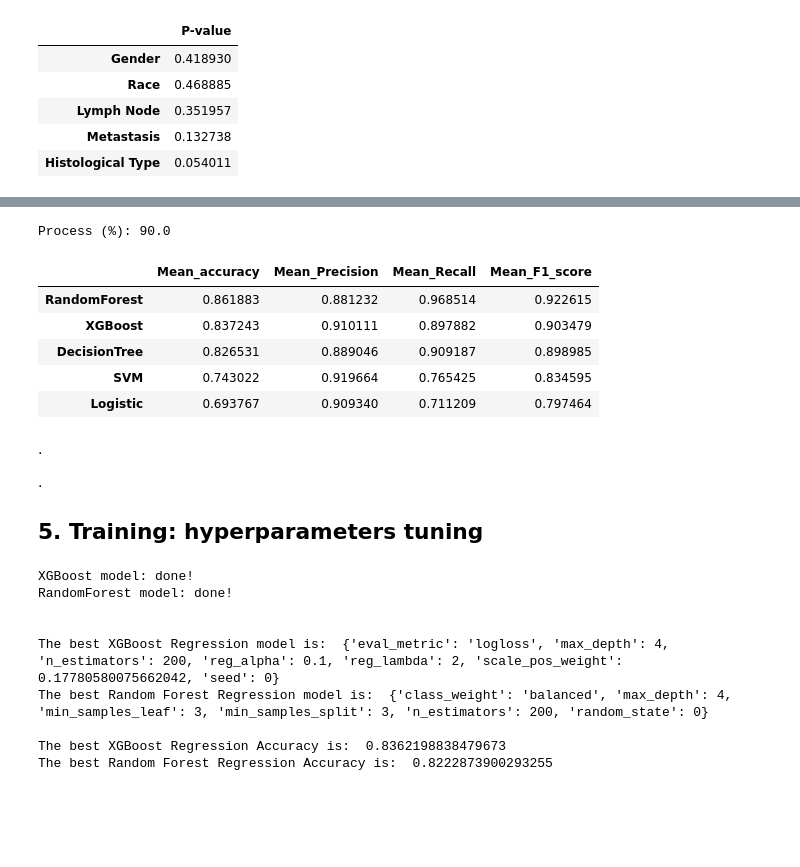
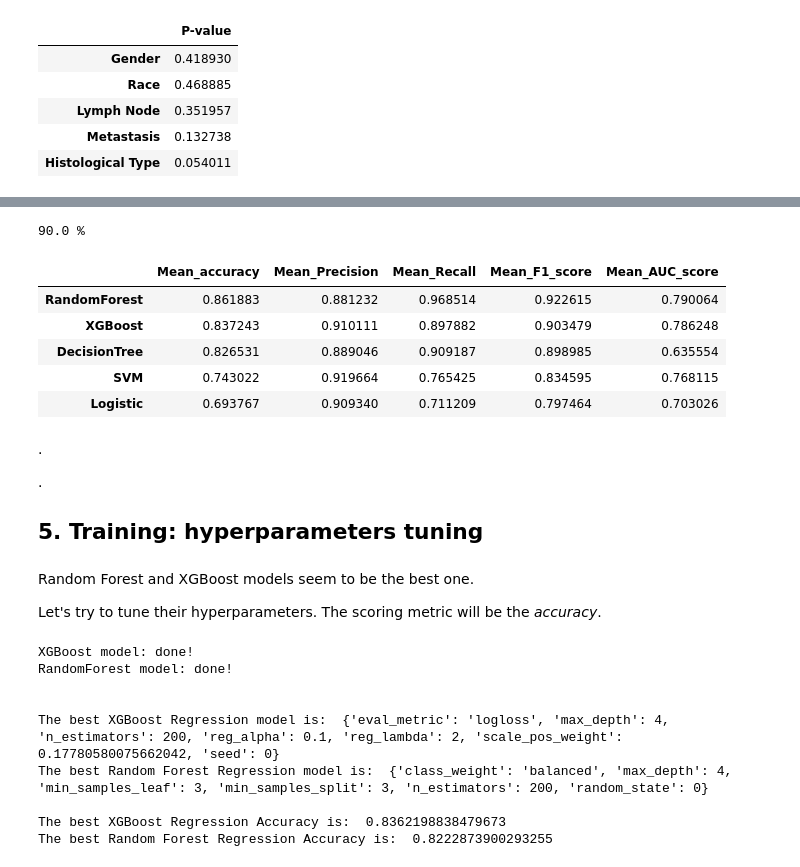
Before and after one commit to SamuComqi92/Breast_Cancer_prediction, a Jupyter notebook: Breast_Cancer_prediction2.ipynb, the cells around one changed output, grey strips where cells are left out. Cells and saved outputs as stored; diff of their text form; code cells hidden in the pictures; blank space fills up the shorter version.

```diff
--- a/Breast_Cancer_prediction2.ipynb
+++ b/Breast_Cancer_prediction2.ipynb
@@ -249,14 +252,11 @@ Tumour_info :  ['A7' 'BH' 'D8' 'B6' 'AR' 'A2' 'A1' 'E9' 'UU' 'E2' 'V7' 'AC' 'C8'
 # %%
-#So, for each feature:
-#   - The strings with "not available" "unknown" "not evaluated" "not reported" "indeterminate" will be replaced with 0
-#   - All the other strings will be replaced with numbers larger than 0
-#   - NaN values will be replaced with 0
-
+#Categorical to numerical transformation
 X_train["Definition"].replace(['primary solid tumor','solid tissue normal'],[1,2], inplace=True)
 X_train["Gender"].replace(['female','male'],[1,2], inplace=True)
 X_train["Menopausal Status"].replace(['postmenopausal','perimenopausal','premenopausal','not available',
                                       'unknown','not evaluated','indeterminate'],[3,2,1,0,0,0,0], inplace=True)
-X_train["Race"].replace(['white','american indian or alaska native','black or african american','asian','not reported'],[1,2,3,4,0], inplace=True)
+X_train["Race"].replace(['white','american indian or alaska native','black or african american','asian',
+                         'not reported'],[1,2,3,4,0], inplace=True)
 X_train["ER"].replace(['positive','negative','indeterminate','equivocal','not evaluated'],[2,1,0,0,0], inplace=True)
 X_train["PR"].replace(['positive','negative','indeterminate','equivocal','not evaluated'],[2,1,0,0,0], inplace=True)
 X_train["HER2"].replace(['positive','negative','indeterminate','equivocal','not evaluated'],[2,1,0,0,0], inplace=True)
@@ -267,6 +267,7 @@ X_train["Histological Type"].replace(['infiltrating carcinoma nos','infiltrating
                                       'other','not available'],[1,2,3,4,5,6,7,8,0], inplace=True)
 X_train["Subtype"].replace(['Basal','Her2','LumA','LumB','Normal'],[1,2,3,4,5], inplace=True)
 X_train["Tumour_info"].replace(TSS,np.arange(1,len(TSS)+1), inplace=True)
+
 
 #Missing values
 X_train["Tumour Stage"].fillna("0",inplace=True)             #As string
@@ -279,6 +280,8 @@ X_train["Metastasis"].fillna(0,inplace=True)
 X_train["Histological Type"].fillna(0,inplace=True)
 X_train["Subtype"].fillna(0,inplace=True)
 
+
+#Data information
 X_train.info()
 # %% [output]
 <class 'pandas.core.frame.DataFrame'>
@@ -648,76 +624,90 @@ X_train_t, X_test_t, y_train_t, y_test_t = train_test_split(X_train, y_train,
 # %%
-#Several models will be applied on the Training set to predict the variable "SalePrice".
-#A stratified k-fold cross-valiation method will be used to evaluate each model mean score (preserving the target class proportion)
-#The training and validation set will be splitted as 80-20% of the original dataset, respectively.
-
+#K-fold split
 CV = StratifiedKFold(n_splits = 5, random_state = 0, shuffle = True)
 
+
+#Iterative training with different models
 Iterations = 10
 Model_log2_acc,Model_tree2_acc,Model_ran2_acc,Model_xgb2_acc,Model_svm2_acc = 0,0,0,0,0
 Model_log2_pre,Model_tree2_pre,Model_ran2_pre,Model_xgb2_pre,Model_svm2_pre = 0,0,0,0,0
 Model_log2_rec,Model_tree2_rec,Model_ran2_rec,Model_xgb2_rec,Model_svm2_rec = 0,0,0,0,0
 Model_log2_f1,Model_tree2_f1,Model_ran2_f1,Model_xgb2_f1,Model_svm2_f1 = 0,0,0,0,0
-
+Model_log2_auc,Model_tree2_auc,Model_ran2_auc,Model_xgb2_auc,Model_svm2_auc = 0,0,0,0,0
 for i in range(Iterations) :
-    print(f'\rProcess (%): {100*(i)/(Iterations)}', end='')       #Counter (%)
-    #LOGISTIC REGRESSION
+    print(f'\r{100*(i)/(Iterations)} %', end='')       #Counter (%)
+    #Logistic regression
     Model_log = LogisticRegression(class_weight = "balanced")     #To give more importance to the less frequent class
     Model_log2_acc = Model_log2_acc + cross_val_score(Model_log, X_train_t, y_train_t, cv = CV, scoring = "accuracy").mean()
     Model_log2_pre = Model_log2_pre + cross_val_score(Model_log, X_train_t, y_train_t, cv = CV, scoring = "precision").mean()
     Model_log2_rec = Model_log2_rec + cross_val_score(Model_log, X_train_t, y_train_t, cv = CV, scoring = "recall").mean()
     Model_log2_f1 = Model_log2_f1 + cross_val_score(Model_log, X_train_t, y_train_t, cv = CV, scoring = "f1").mean()
+    Model_log2_auc = Model_log2_auc + cross_val_score(Model_log, X_train_t, y_train_t, cv = CV, scoring = "roc_auc").mean()
 
-    #DECISION TREE
+    #Decision tree
     Model_tree = DecisionTreeClassifier(class_weight = "balanced", random_state = 0)
     Model_tree2_acc = Model_tree2_acc + cross_val_score(Model_tree, X_train_t, y_train_t, cv = CV, scoring = "accuracy").mean()
     Model_tree2_pre = Model_tree2_pre + cross_val_score(Model_tree, X_train_t, y_train_t, cv = CV, scoring = "precision").mean()
     Model_tree2_rec = Model_tree2_rec + cross_val_score(Model_tree, X_train_t, y_train_t, cv = CV, scoring = "recall").mean()
     Model_tree2_f1 = Model_tree2_f1 + cross_val_score(Model_tree, X_train_t, y_train_t, cv = CV, scoring = "f1").mean()
+    Model_tree2_auc = Model_tree2_auc + cross_val_score(Model_tree, X_train_t, y_train_t, cv = CV, scoring = "roc_auc").mean()
 
-    #RANDOM FOREST
+    #Random forest
     Model_ran = RandomForestClassifier(class_weight = "balanced", random_state = 0)
     Model_ran2_acc = Model_ran2_acc + cross_val_score(Model_ran, X_train_t, y_train_t, cv = CV, scoring = "accuracy").mean()
     Model_ran2_pre = Model_ran2_pre + cross_val_score(Model_ran, X_train_t, y_train_t, cv = CV, scoring = "precision").mean()
     Model_ran2_rec = Model_ran2_rec + cross_val_score(Model_ran, X_train_t, y_train_t, cv = CV, scoring = "recall").mean()
     Model_ran2_f1 = Model_ran2_f1 + cross_val_score(Model_ran, X_train_t, y_train_t, cv = CV, scoring = "f1").mean()
+    Model_ran2_auc = Model_ran2_auc + cross_val_score(Model_ran, X_train_t, y_train_t, cv = CV, scoring = "roc_auc").mean()
 
-    #XGBOOST
-    Model_xgb = xgb.XGBClassifier(eval_metric="logloss", use_label_encoder=False, scale_pos_weight = (y_train_t==0).sum()/(y_train_t==1).sum(), seed=0)    #ratio neg/pos
+    #XGBoost
+    Model_xgb = xgb.XGBClassifier(eval_metric="logloss", use_label_encoder=False,
+                                  scale_pos_weight = (y_train_t==0).sum()/(y_train_t==1).sum(), seed=0)    #ratio neg/pos
     Model_xgb2_acc = Model_xgb2_acc + cross_val_score(Model_xgb, X_train_t, y_train_t, cv = CV, scoring = "accuracy").mean()
     Model_xgb2_pre = Model_xgb2_pre + cross_val_score(Model_xgb, X_train_t, y_train_t, cv = CV, scoring = "precision").mean()
     Model_xgb2_rec = Model_xgb2_rec + cross_val_score(Model_xgb, X_train_t, y_train_t, cv = CV, scoring = "recall").mean()
     Model_xgb2_f1 = Model_xgb2_f1 + cross_val_score(Model_xgb, X_train_t, y_train_t, cv = CV, scoring = "f1").mean()
+    Model_xgb2_auc = Model_xgb2_auc + cross_val_score(Model_xgb, X_train_t, y_train_t, cv = CV, scoring = "roc_auc").mean()
 
     #SVM
     Model_svm = svm.SVC(class_weight = "balanced")
     Model_svm2_acc = Model_svm2_acc + cross_val_score(Model_svm, X_train_t, y_train_t, cv = CV, scoring = "accuracy").mean()
     Model_svm2_pre = Model_svm2_pre + cross_val_score(Model_svm, X_train_t, y_train_t, cv = CV, scoring = "precision").mean()
     Model_svm2_rec = Model_svm2_rec + cross_val_score(Model_svm, X_train_t, y_train_t, cv = CV, scoring = "recall").mean()
     Model_svm2_f1 = Model_svm2_f1 + cross_val_score(Model_svm, X_train_t, y_train_t, cv = CV, scoring = "f1").mean()
+    Model_svm2_auc = Model_svm2_auc + cross_val_score(Model_svm, X_train_t, y_train_t, cv = CV, scoring = "roc_auc").mean()
 
 
 #Final results
-Data_res = {"Mean_accuracy" : [Model_log2_acc/Iterations,Model_tree2_acc/Iterations,Model_ran2_acc/Iterations,Model_xgb2_acc/Iterations,Model_svm2_acc/Iterations],
-        "Mean_Precision" : [Model_log2_pre/Iterations,Model_tree2_pre/Iterations,Model_ran2_pre/Iterations,Model_xgb2_pre/Iterations,Model_svm2_pre/Iterations],
-        "Mean_Recall" : [Model_log2_rec/Iterations,Model_tree2_rec/Iterations,Model_ran2_rec/Iterations,Model_xgb2_rec/Iterations,Model_svm2_rec/Iterations],
-        "Mean_F1_score" : [Model_log2_f1/Iterations,Model_tree2_f1/Iterations,Model_ran2_f1/Iterations,Model_xgb2_f1/Iterations,Model_svm2_f1/Iterations]
-       }
+Data_res = {"Mean_accuracy" : [Model_log2_acc/Iterations,Model_tree2_acc/Iterations,Model_ran2_acc/Iterations,
+                               Model_xgb2_acc/Iterations,Model_svm2_acc/Iterations],
+            "Mean_Precision" : [Model_log2_pre/Iterations,Model_tree2_pre/Iterations,Model_ran2_pre/Iterations,
+                               Model_xgb2_pre/Iterations,Model_svm2_pre/Iterations],
+            "Mean_Recall" : [Model_log2_rec/Iterations,Model_tree2_rec/Iterations,Model_ran2_rec/Iterations,
+                               Model_xgb2_rec/Iterations,Model_svm2_rec/Iterations],
+            "Mean_F1_score" : [Model_log2_f1/Iterations,Model_tree2_f1/Iterations,Model_ran2_f1/Iterations,
+                               Model_xgb2_f1/Iterations,Model_svm2_f1/Iterations],
+            "Mean_AUC_score" : [Model_log2_auc/Iterations,Model_tree2_auc/Iterations,Model_ran2_auc/Iterations,
+                               Model_xgb2_auc/Iterations,Model_svm2_auc/Iterations]
+            }
 
-Results = pd.DataFrame(data = Data_res,
-                       index = ["Logistic", "DecisionTree","RandomForest","XGBoost","SVM"]).sort_values(by="Mean_accuracy",ascending=False)
-Results
+Results = pd.DataFrame(data = Data_res, index = ["Logistic", "DecisionTree","RandomForest","XGBoost","SVM"])
+Results.sort_values(by="Mean_accuracy",ascending=False)
 # %% [output]
-Process (%): 90.0
+90.0 %
-|  | Mean_accuracy | Mean_Precision | Mean_Recall | Mean_F1_score |
-| RandomForest | 0.861883 | 0.881232 | 0.968514 | 0.922615 |
-| XGBoost | 0.837243 | 0.910111 | 0.897882 | 0.903479 |
-| DecisionTree | 0.826531 | 0.889046 | 0.909187 | 0.898985 |
-| SVM | 0.743022 | 0.919664 | 0.765425 | 0.834595 |
-| Logistic | 0.693767 | 0.909340 | 0.711209 | 0.797464 |
+|  | Mean_accuracy | Mean_Precision | Mean_Recall | Mean_F1_score | Mean_AUC_score |
+| RandomForest | 0.861883 | 0.881232 | 0.968514 | 0.922615 | 0.790064 |
+| XGBoost | 0.837243 | 0.910111 | 0.897882 | 0.903479 | 0.786248 |
+| DecisionTree | 0.826531 | 0.889046 | 0.909187 | 0.898985 | 0.635554 |
+| SVM | 0.743022 | 0.919664 | 0.765425 | 0.834595 | 0.768115 |
+| Logistic | 0.693767 | 0.909340 | 0.711209 | 0.797464 | 0.703026 |
 # %% [markdown]
 .
 
 .
 
 ## **5. Training: hyperparameters tuning**
+# %% [markdown]
+Random Forest and XGBoost models seem to be the best one.
+
+Let's try to tune their hyperparameters. The scoring metric will be the *accuracy*.
 # %%
```
Also changed, not shown: parts of 63 cells of this notebook.
